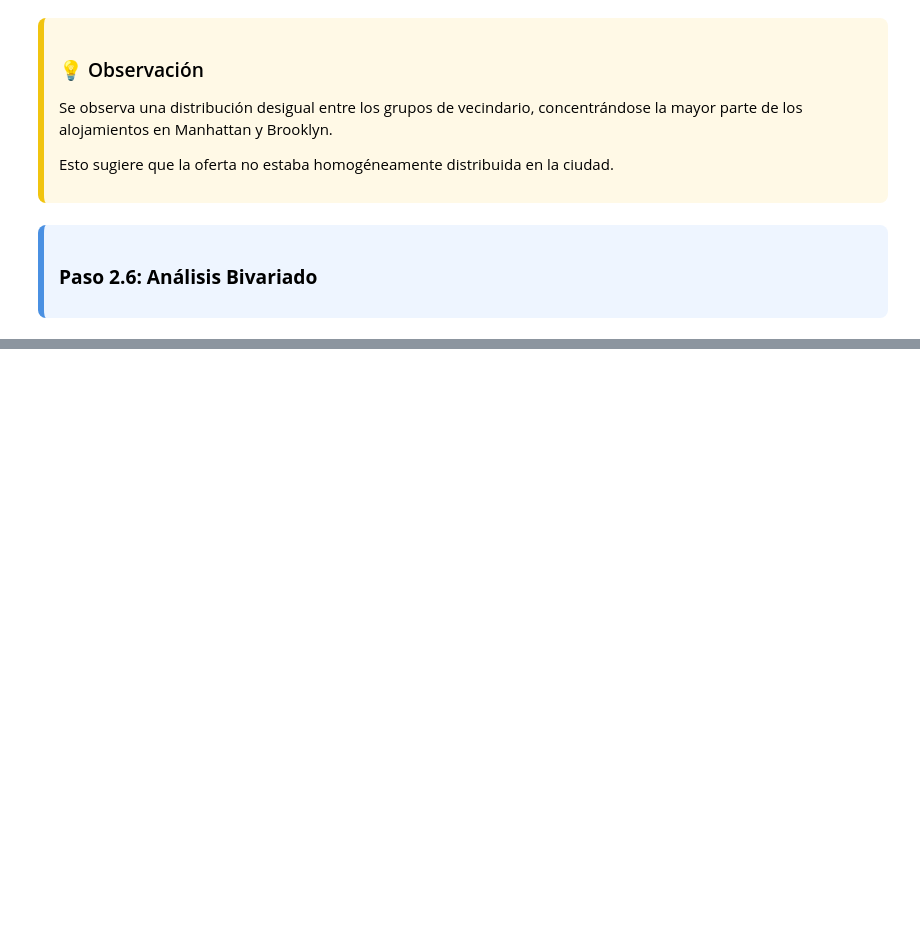
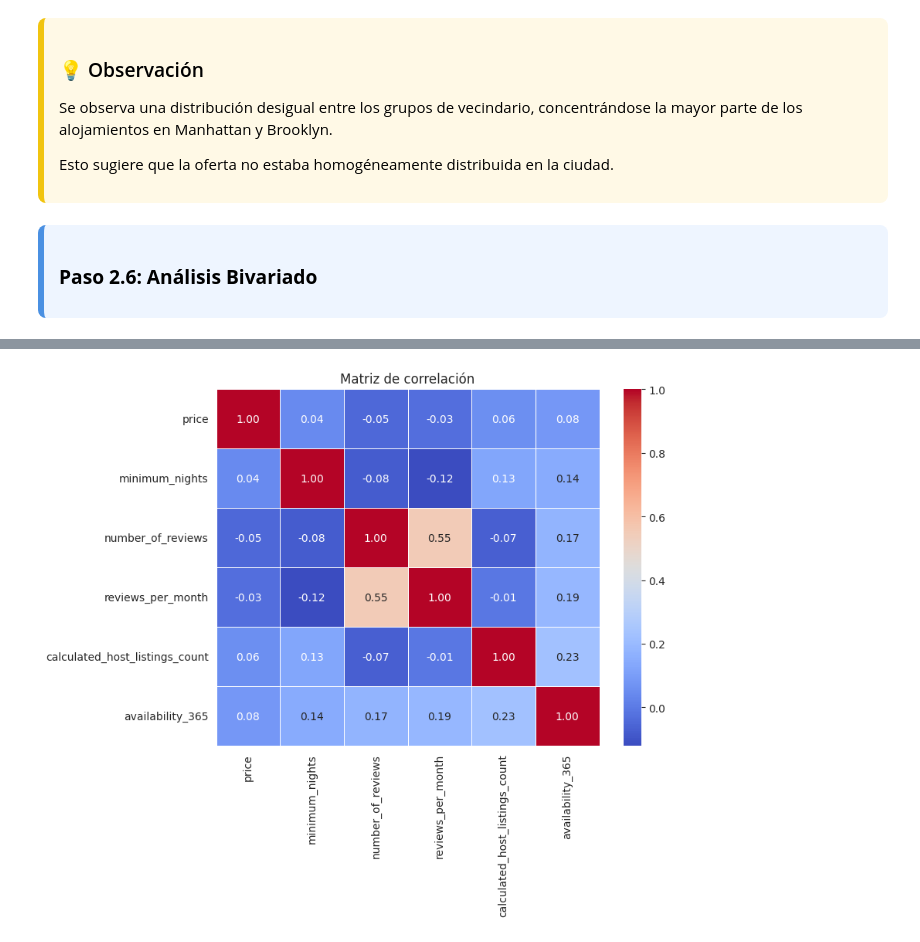
Before and after one commit to 4GeeksAcademy/anaisaponte-GitH-intro-ml, a Jupyter notebook: src/00-eda-airbnb-ny.ipynb, the cells around one changed output, grey strips where cells are left out. Drawn from its saved outputs; the diff is of its cells as text; code cells hidden in the pictures; blank space fills up the shorter version.

```diff
--- a/src/00-eda-airbnb-ny.ipynb
+++ b/src/00-eda-airbnb-ny.ipynb
@@ -713,0 +759,5 @@ Esto sugiere que la oferta no estaba homogéneamente distribuida en la ciudad.
+# %%
+# Matriz de correlación SOLO con variables relevantes
+corr_matrix = df[num_vars].corr()
+
+corr_matrix.round(2)
@@ -713,0 +772,15 @@ Esto sugiere que la oferta no estaba homogéneamente distribuida en la ciudad.
+# %%
+plt.figure(figsize=(8,6))
+
+sns.heatmap(
+    corr_matrix,
+    annot=True,
+    fmt=".2f",
+    cmap="coolwarm",
+    linewidths=0.5
+)
+
+plt.title("Matriz de correlación")
+plt.show()
+# %% [output]
+[figure, added]
```
Also changed, not shown: parts of 17 cells of this notebook.
